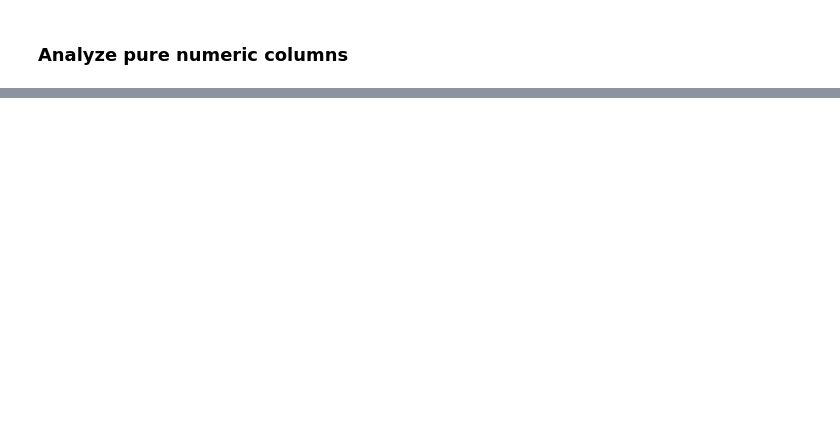
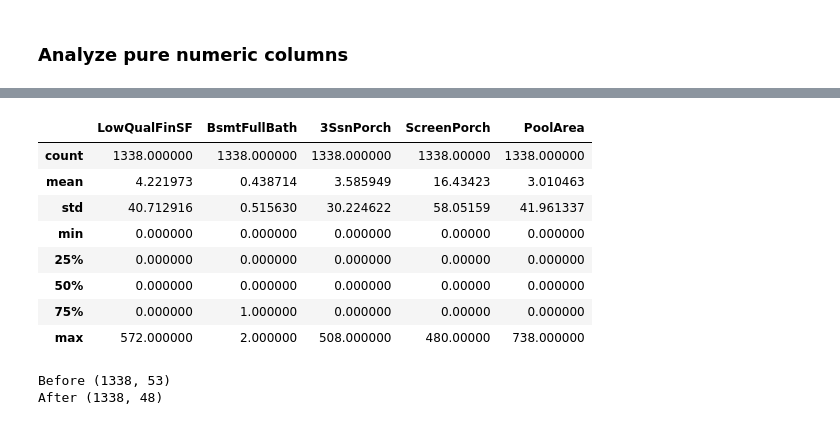
Before and after one commit to porechajp/advanced_regression, a Jupyter notebook: housing_price_advreg.ipynb, the cells around one changed output, grey strips where cells are left out. Saved outputs shown, nothing was run; the diff lists cells and outputs as text; code cells hidden in the pictures; blank space fills up the shorter version.

```diff
--- a/housing_price_advreg.ipynb
+++ b/housing_price_advreg.ipynb
@@ -415,0 +481,24 @@ for c in numeric_cols:
+# %%
+# following columns could be candidate for drop,
+# LowQualFinSF, BsmtFullBath, 3SsnPorch, ScreenPorch, PoolArea
+# given their value distributions IQR seem ok
+
+housing_cleaned[['LowQualFinSF', 'BsmtFullBath', '3SsnPorch', 'ScreenPorch', 'PoolArea']].describe()
+# %% [output]
+|  | LowQualFinSF | BsmtFullBath | 3SsnPorch | ScreenPorch | PoolArea |
+| count | 1338.000000 | 1338.000000 | 1338.000000 | 1338.00000 | 1338.000000 |
+| mean | 4.221973 | 0.438714 | 3.585949 | 16.43423 | 3.010463 |
+| std | 40.712916 | 0.515630 | 30.224622 | 58.05159 | 41.961337 |
+| min | 0.000000 | 0.000000 | 0.000000 | 0.00000 | 0.000000 |
+| 25% | 0.000000 | 0.000000 | 0.000000 | 0.00000 | 0.000000 |
+| 50% | 0.000000 | 0.000000 | 0.000000 | 0.00000 | 0.000000 |
+| 75% | 0.000000 | 1.000000 | 0.000000 | 0.00000 | 0.000000 |
+| max | 572.000000 | 2.000000 | 508.000000 | 480.00000 | 738.000000 |
+# %%
+# so it's confirmed, we can drop them .. they would not be significant in defining the change in target variable because for more than 90% of records, they have same value.
+print(f"Before {housing_cleaned.shape}")
+housing_cleaned.drop(columns=['LowQualFinSF', 'BsmtFullBath', '3SsnPorch', 'ScreenPorch', 'PoolArea'], inplace=True)
+print(f"After {housing_cleaned.shape}")
+# %% [output]
+Before (1338, 53)
+After (1338, 48)
```
Also changed, not shown: parts of 13 cells of this notebook.
